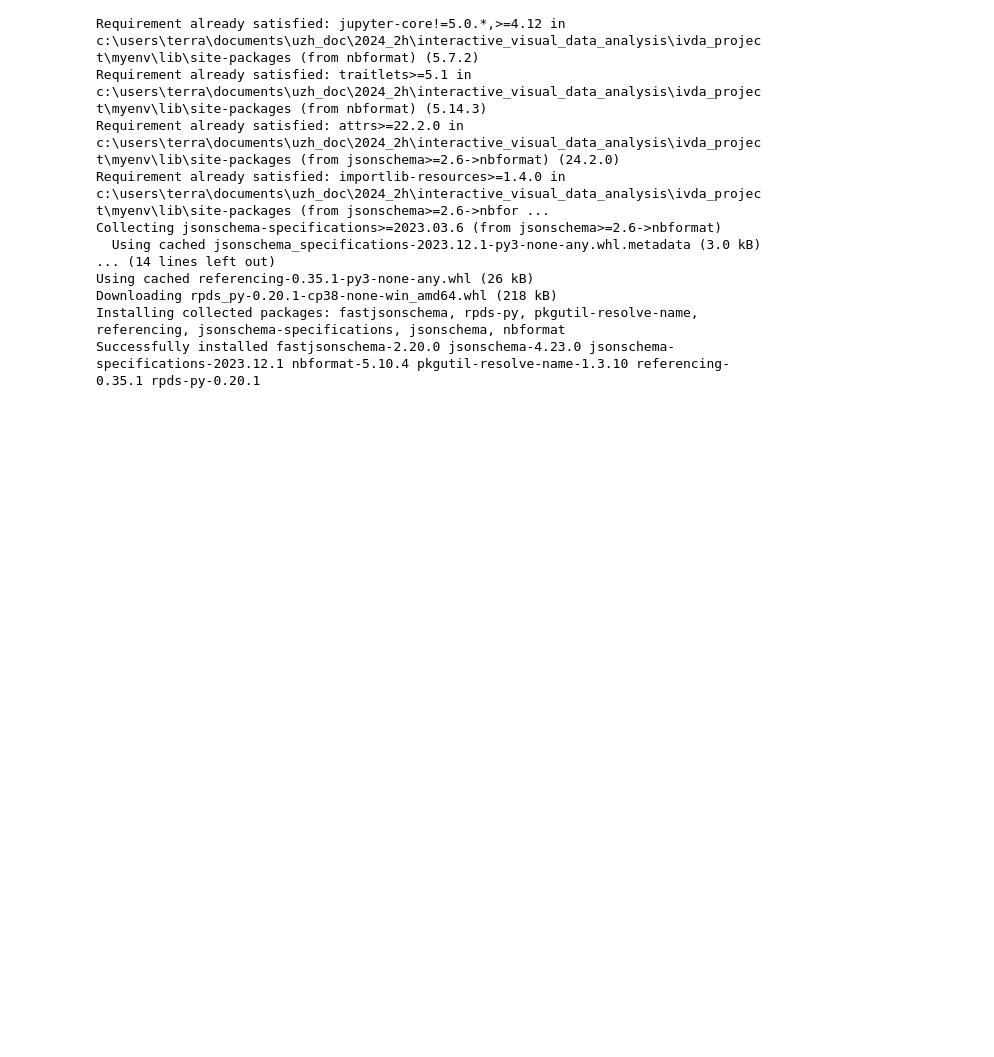
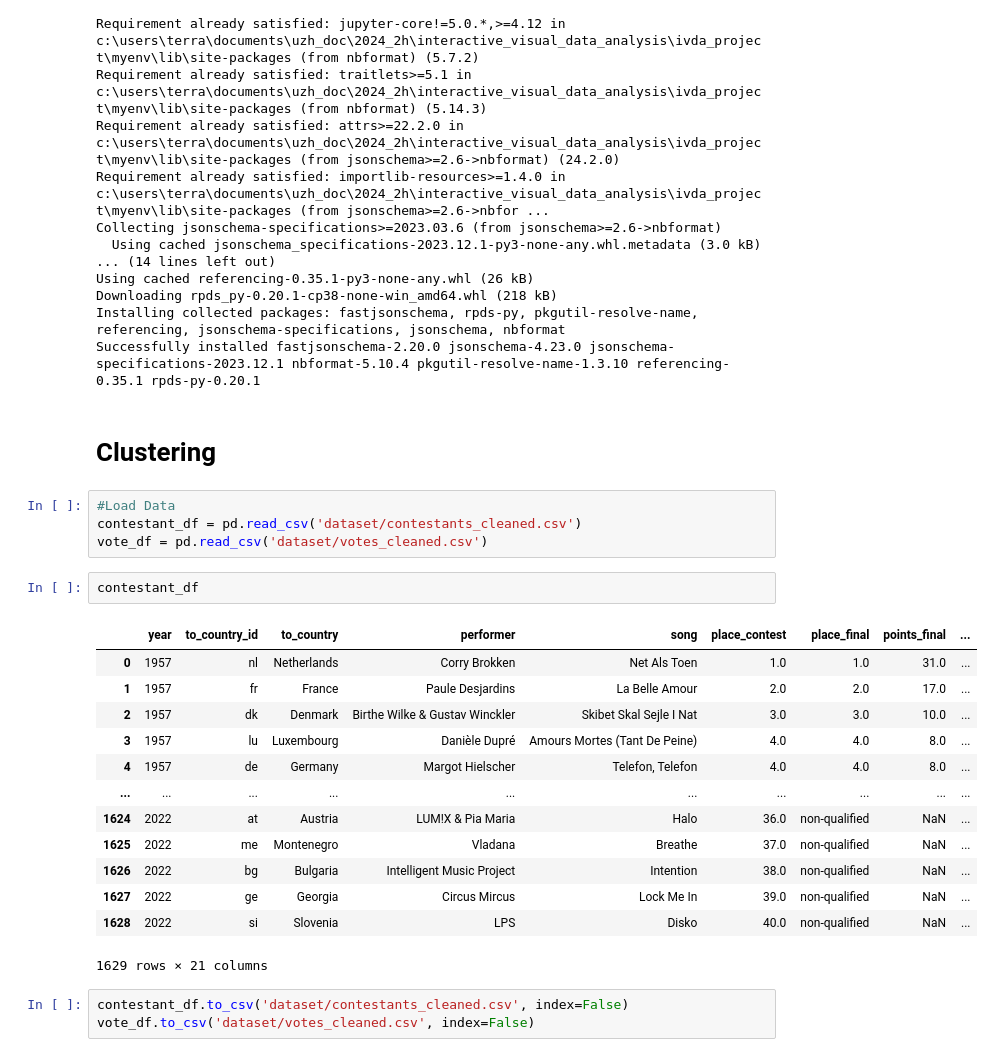
Before and after one commit to mikfre1/Eurotrash, a Jupyter notebook: data_review.ipynb, the cells around one changed output. Drawn from its saved outputs; the diff is of its cells as text; blank space fills up the shorter version.

```diff
--- a/data_review.ipynb
+++ b/data_review.ipynb
@@ -964,3 +964,28 @@ Using cached referencing-0.35.1-py3-none-any.whl (26 kB)
 Downloading rpds_py-0.20.1-cp38-none-win_amd64.whl (218 kB)
 Installing collected packages: fastjsonschema, rpds-py, pkgutil-resolve-name, referencing, jsonschema-specifications, jsonschema, nbformat
 Successfully installed fastjsonschema-2.20.0 jsonschema-4.23.0 jsonschema-specifications-2023.12.1 nbformat-5.10.4 pkgutil-resolve-name-1.3.10 referencing-0.35.1 rpds-py-0.20.1
+# %% [markdown]
+# Clustering
+# %%
+#Load Data
+contestant_df = pd.read_csv('dataset/contestants_cleaned.csv')
+vote_df = pd.read_csv('dataset/votes_cleaned.csv')
+# %%
+contestant_df
+# %% [output]
+|  | year | to_country_id | to_country | performer | song | place_contest | place_final | points_final | ... |
+| 0 | 1957 | nl | Netherlands | Corry Brokken | Net Als Toen | 1.0 | 1.0 | 31.0 | ... |
+| 1 | 1957 | fr | France | Paule Desjardins | La Belle Amour | 2.0 | 2.0 | 17.0 | ... |
+| 2 | 1957 | dk | Denmark | Birthe Wilke & Gustav Winckler | Skibet Skal Sejle I Nat | 3.0 | 3.0 | 10.0 | ... |
+| 3 | 1957 | lu | Luxembourg | Danièle Dupré | Amours Mortes (Tant De Peine) | 4.0 | 4.0 | 8.0 | ... |
+| 4 | 1957 | de | Germany | Margot Hielscher | Telefon, Telefon | 4.0 | 4.0 | 8.0 | ... |
+| ... | ... | ... | ... | ... | ... | ... | ... | ... | ... |
+| 1624 | 2022 | at | Austria | LUM!X & Pia Maria | Halo | 36.0 | non-qualified | NaN | ... |
+| 1625 | 2022 | me | Montenegro | Vladana | Breathe | 37.0 | non-qualified | NaN | ... |
+| 1626 | 2022 | bg | Bulgaria | Intelligent Music Project | Intention | 38.0 | non-qualified | NaN | ... |
+| 1627 | 2022 | ge | Georgia | Circus Mircus | Lock Me In | 39.0 | non-qualified | NaN | ... |
+| 1628 | 2022 | si | Slovenia | LPS | Disko | 40.0 | non-qualified | NaN | ... |
+1629 rows × 21 columns
+# %%
+contestant_df.to_csv('dataset/contestants_cleaned.csv', index=False)
+vote_df.to_csv('dataset/votes_cleaned.csv', index=False)
```
Also changed, not shown: parts of 1 cell of this notebook, 2 other files.
